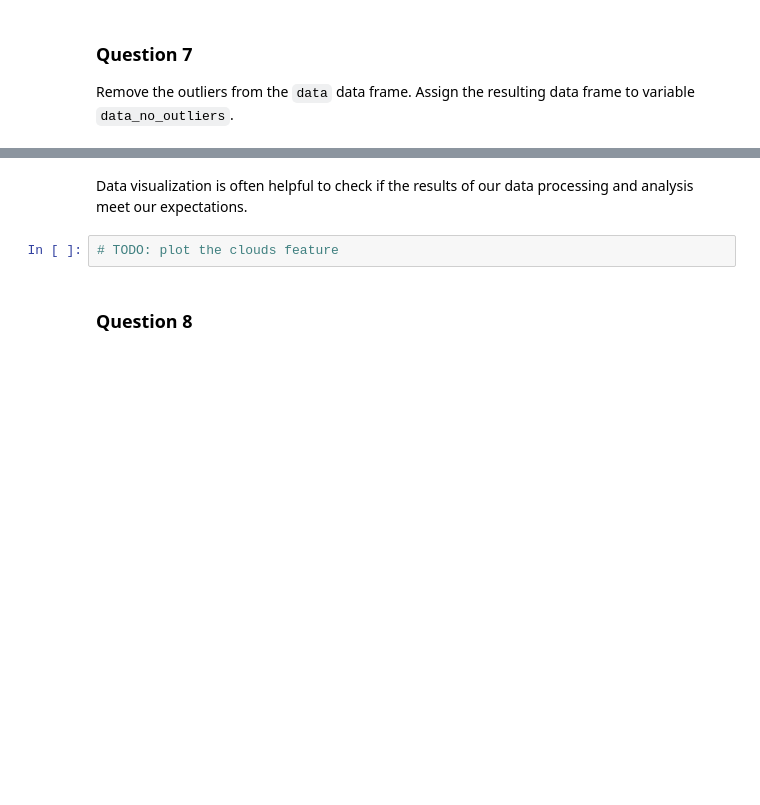
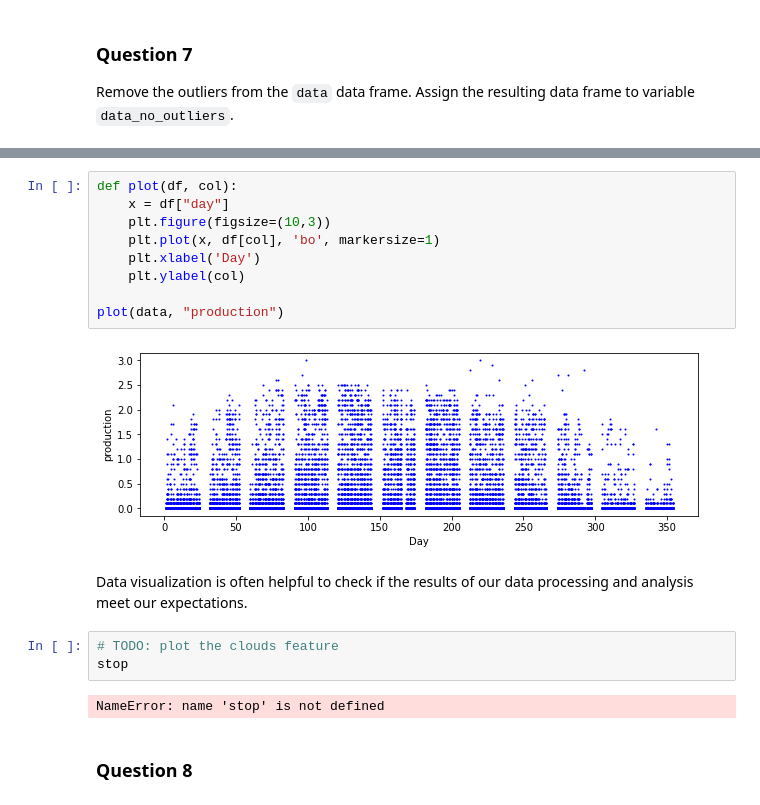
Before and after one commit to LeonVitanos/electricity-consumption-IoT-analysis, a Jupyter notebook: assignment.ipynb, the cells around one changed output, grey strips where cells are left out. Drawn from its saved outputs; the diff is of its cells as text; blank space fills up the shorter version.

```diff
--- a/assignment.ipynb
+++ b/assignment.ipynb
@@ -456,7 +519,21 @@ Remove the outliers from the `data` data frame. Assign the resulting data frame
+# %%
+def plot(df, col):
+    x = df["day"]
+    plt.figure(figsize=(10,3))
+    plt.plot(x, df[col], 'bo', markersize=1)
+    plt.xlabel('Day')
+    plt.ylabel(col)
+
+plot(data, "production")
+# %% [output]
+[figure, added]
 # %% [markdown]
 Data visualization is often helpful to check if the results of our data processing and analysis meet our expectations.
 # %%
 # TODO: plot the clouds feature
+stop
+# %% [output]
+NameError: name 'stop' is not defined
 # %% [markdown]
 ### Question 8
 # %% [markdown]
```
Also changed, not shown: parts of 15 cells of this notebook.
